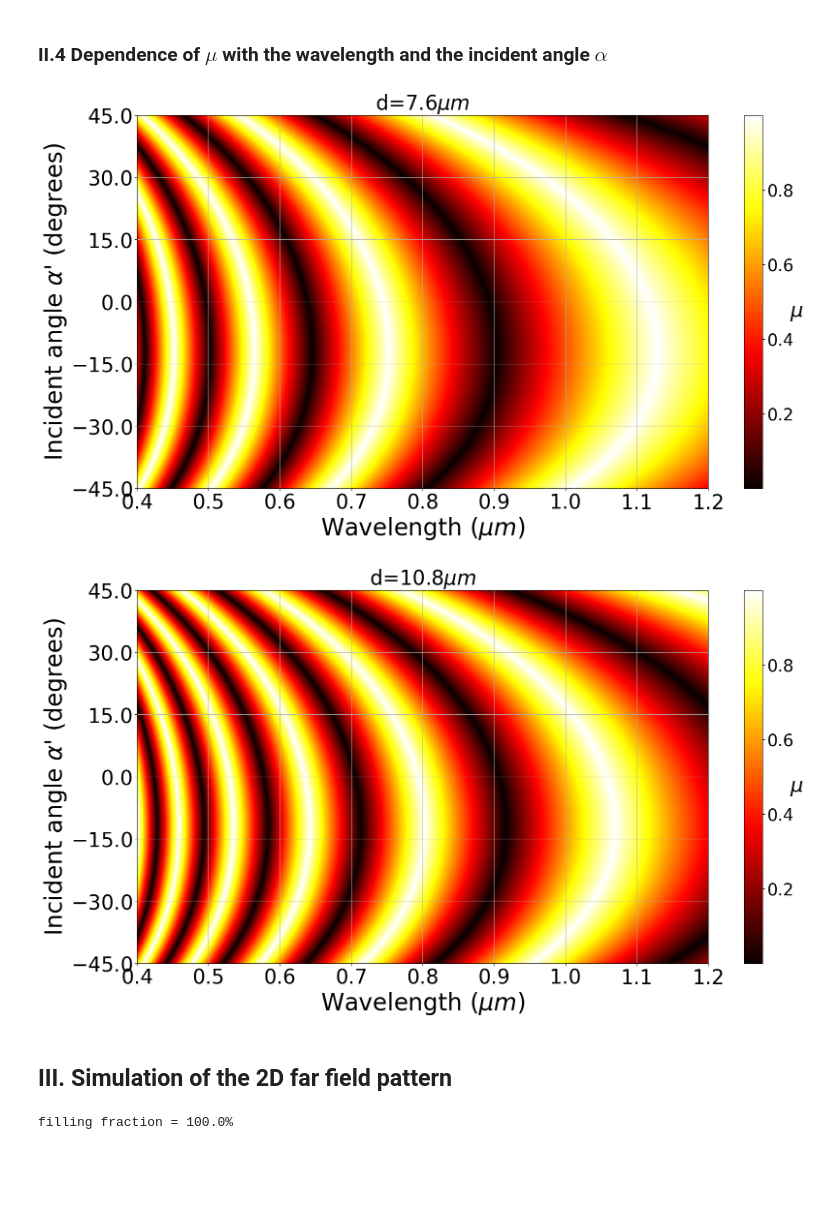
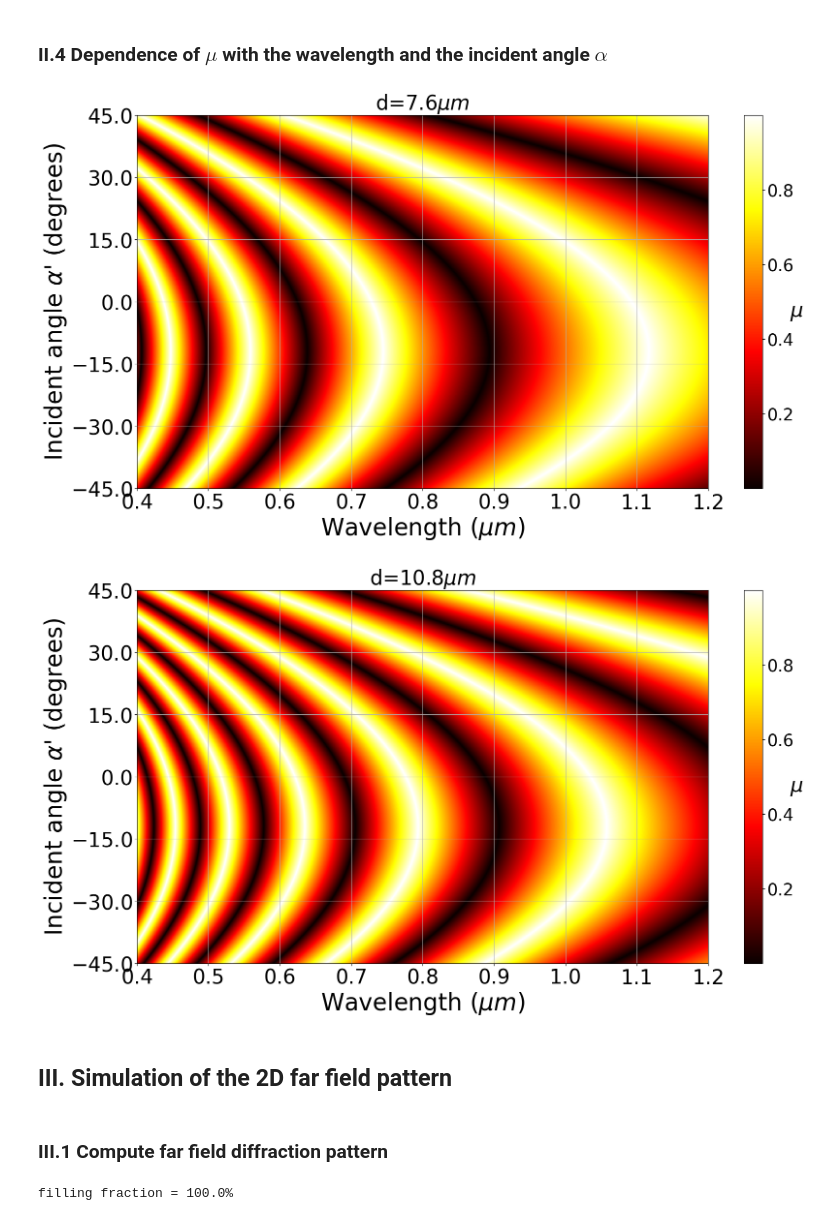
Before and after one commit to wavefrontshaping/tutorial-DMD-setup-2023, a Jupyter notebook: python/DMD_diffraction_effects.ipynb, the cells around one changed output. Cells and saved outputs as stored; diff of their text form; code cells hidden in the pictures; blank space fills up the shorter version.

```diff
--- a/python/DMD_diffraction_effects.ipynb
+++ b/python/DMD_diffraction_effects.ipynb
@@ -64,17 +96,17 @@ p = get_p(d, theta, _lambda)
 # %%
 # test different incident angles
 alpha_vec = np.linspace(-np.pi/2,np.pi/2,1000)
-alpha_1D_vec = np.arctan(np.tan(alpha_vec)/np.sqrt(2))
-# criterion = np.abs(np.mod([mu(a) for a in alpha_1D_vec],1)-0.5)
-def get_mu(d, theta, _lambda):
-    p = get_p(d, theta, _lambda)
-    return lambda alpha: np.abs(np.mod(2*p(alpha),2)-1)
 
-f_mu = get_mu(d, theta, _lambda)
-criterion = np.fromiter((f_mu(a) for a in alpha_1D_vec), float)
-#np.abs(np.mod([2*p(a) for a in alpha_1D_vec],2)-1)
-alpha1 = 0
-alpha2 = 20./180*np.pi
+def get_mu(d, theta, _lambda, alpha):
+    p = get_p(d, theta, _lambda, alpha)
+    # return lambda alpha: np.abs(np.mod(2*p(alpha),2)-1)
+    return np.abs(np.mod(2*p,2)-1)
+
+f_mu = lambda alpha: get_mu(d, theta, _lambda, alpha)
+criterion = np.fromiter((f_mu(a) for a in alpha_vec), float)
+
+alpha1 = -15./180*np.pi
+alpha2 = 0
 # %% [markdown]
 ### II.2 Dependence of $\mu$ with the pixel pitch and incident angle $\alpha$
 # %%
@@ -117,22 +193,15 @@ show_mu(d2, theta, _lambda, alphas = [alpha1,alpha2])
 # %% [markdown]
 ### II.3 Dependence of $\mu$ with the wavelength $\lambda$
 # %%
-def get_mu_vs_lambda(d, theta, _lambda):
-    def f_mu(_lambda):
-        p = get_p(d, theta, _lambda)
-        return get_mu(d, theta, _lambda)(alpha_1D)
-    return f_mu
-
 _lambda_vec = np.linspace(.4,.8,1000)
-alpha = 20
-alpha_1D = np.arctan(np.tan(alpha*np.pi/180)/np.sqrt(2))
+alpha = 20*np.pi/180
 max_val = 1
 
-f_mu = get_mu_vs_lambda(d, alpha_1D, _lambda)
-f_mu2 = get_mu_vs_lambda(d2, alpha_1D, _lambda)
+d = 7.6
+d2 = 10.8
 
-
-
+f_mu = lambda _lambda: get_mu(d, theta, _lambda, alpha)
+f_mu2 = lambda _lambda: get_mu(d2, theta, _lambda, alpha)
 
 criterion_lambda_d = np.fromiter((f_mu(_lambda) for _lambda in _lambda_vec), float)
 criterion_lambda_d2 = np.fromiter((f_mu2(_lambda) for _lambda in _lambda_vec), float)
@@ -141,10 +210,9 @@ plt.figure()
 plt.plot(_lambda_vec*1e3,criterion_lambda_d,linewidth = 2, label = rf'$d = {d:.1f}\mu m$')
 plt.plot(_lambda_vec*1e3,criterion_lambda_d2,'k--', linewidth = 2, label = rf'$d = {d2:.1f}\mu m$')
 
-
 plt.xticks(fontsize = 30)
 plt.yticks(np.arange(0,max_val+0.05,0.1),fontsize = 30)
-plt.title(r'$\alpha =' + str(alpha) + '^\circ$' ,fontsize = 30)
+plt.title(r'$\alpha =' + str(alpha*180/np.pi) + '^\circ$' ,fontsize = 30)
 
 plt.ylabel(r'Blazing number $\mu$', fontsize = 35)
 plt.xlabel(r'Wavelength $\lambda$', fontsize = 35)
@@ -158,38 +226,39 @@ plt.savefig(image_prefix+'_mu.svg', dpi = 300)
 # %%
 def show_mu_2d(d, theta):
     lambda_vec = np.linspace(0.4,1.2,1000)
     alpha_vec = np.linspace(-np.pi/4,np.pi/4,300)
-    alpha_1D_vec = np.arctan(np.tan(alpha_vec)/np.sqrt(2))
 
-    L,A1D = np.meshgrid(lambda_vec,alpha_1D_vec)
-    f_mu = lambda _lambda, alpha: np.abs(np.mod(2*get_p(d, theta, _lambda)(alpha),2)-1)
+    L,A1D = np.meshgrid(lambda_vec,alpha_vec)
+    f_mu = lambda _lambda, alpha: get_mu(d, theta, _lambda, alpha)
 
     C = np.fromiter((f_mu(l,a) for l,a in zip(L.flatten(),A1D.flatten())), float).reshape(L.shape)
 
     plt.figure()
     plt.imshow(C, extent=[lambda_vec[0],lambda_vec[-1],alpha_vec[0],alpha_vec[-1]], aspect='auto', cmap = 'hot')
     plt.grid(True)
     plt.xlabel(r'Wavelength ($\mu m$)', fontsize=35)
     plt.xticks(fontsize=30)
     plt.ylabel(r"Incident angle $\alpha$' (degrees)", fontsize=35)
     ticks_degrees = np.linspace(-45,45,7)
     ticks_radians = ticks_degrees/180*np.pi
     plt.yticks(ticks_radians, [r'$'+str(t)+'$' for t in ticks_degrees], fontsize=30)
     cb = plt.colorbar()
     cb.ax.tick_params(labelsize=25)
     cb.set_label(rotation = 0, label=r'$\mu$',size=30,weight='bold')
     plt.title(r'd=$%.1f\mu m$' % (d),fontsize = 30)
     plt.savefig(f'mu_2d_{d}.svg')
 
 d = 7.6
 show_mu_2d(d, theta)
 d2 = 10.8
 show_mu_2d(d2, theta)
 # %% [output]
-[figure, old version]
+[figure, new version]
-[figure, old version]
+[figure, new version]
 # %% [markdown]
 ## III. Simulation of the 2D far field pattern
+# %% [markdown]
+### III.1 Compute far field diffraction pattern
 # %%
 ## A full numerical simulation of the Fourier plane for an all-on configuration
 
```
Also changed, not shown: parts of 23 cells of this notebook.
